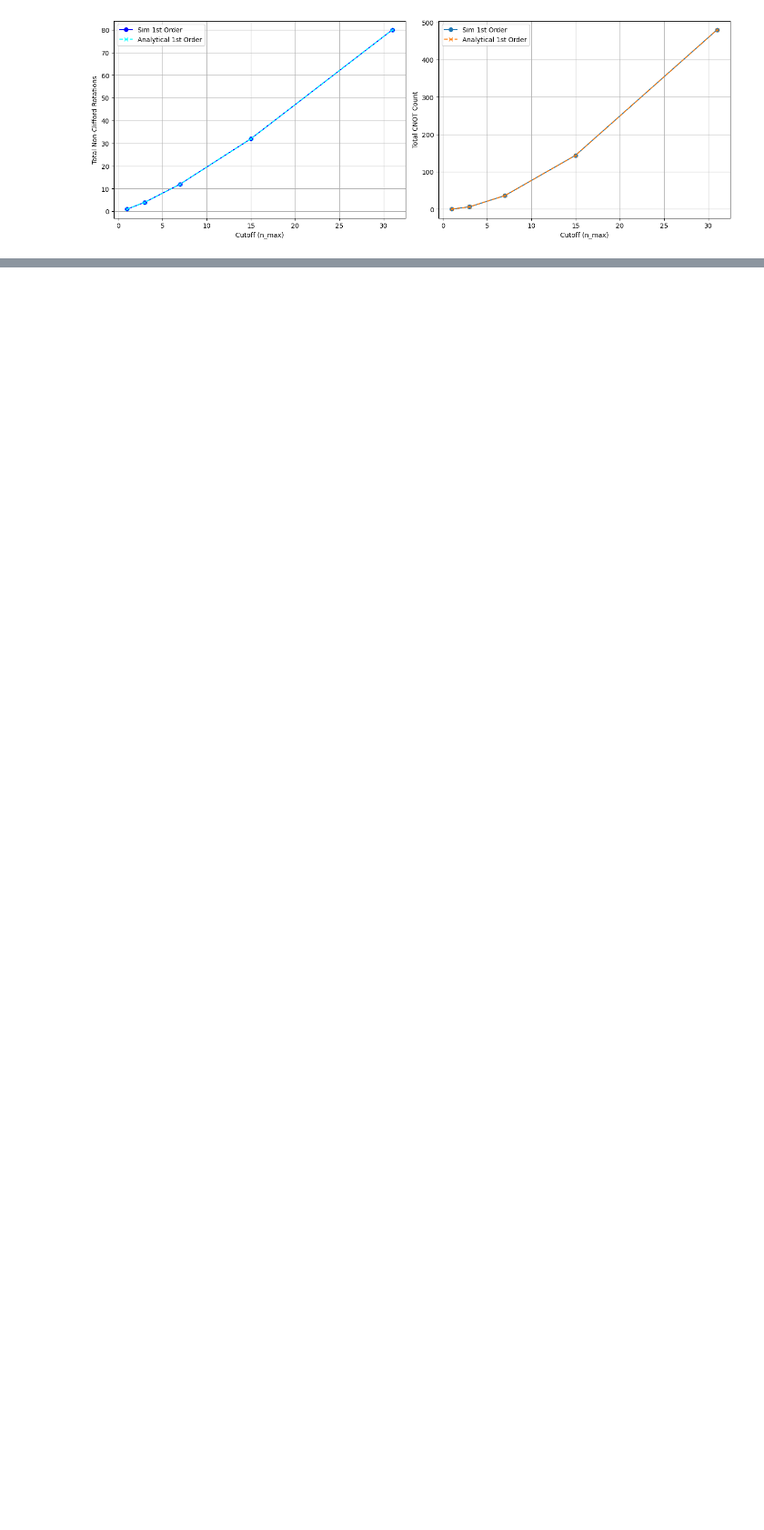
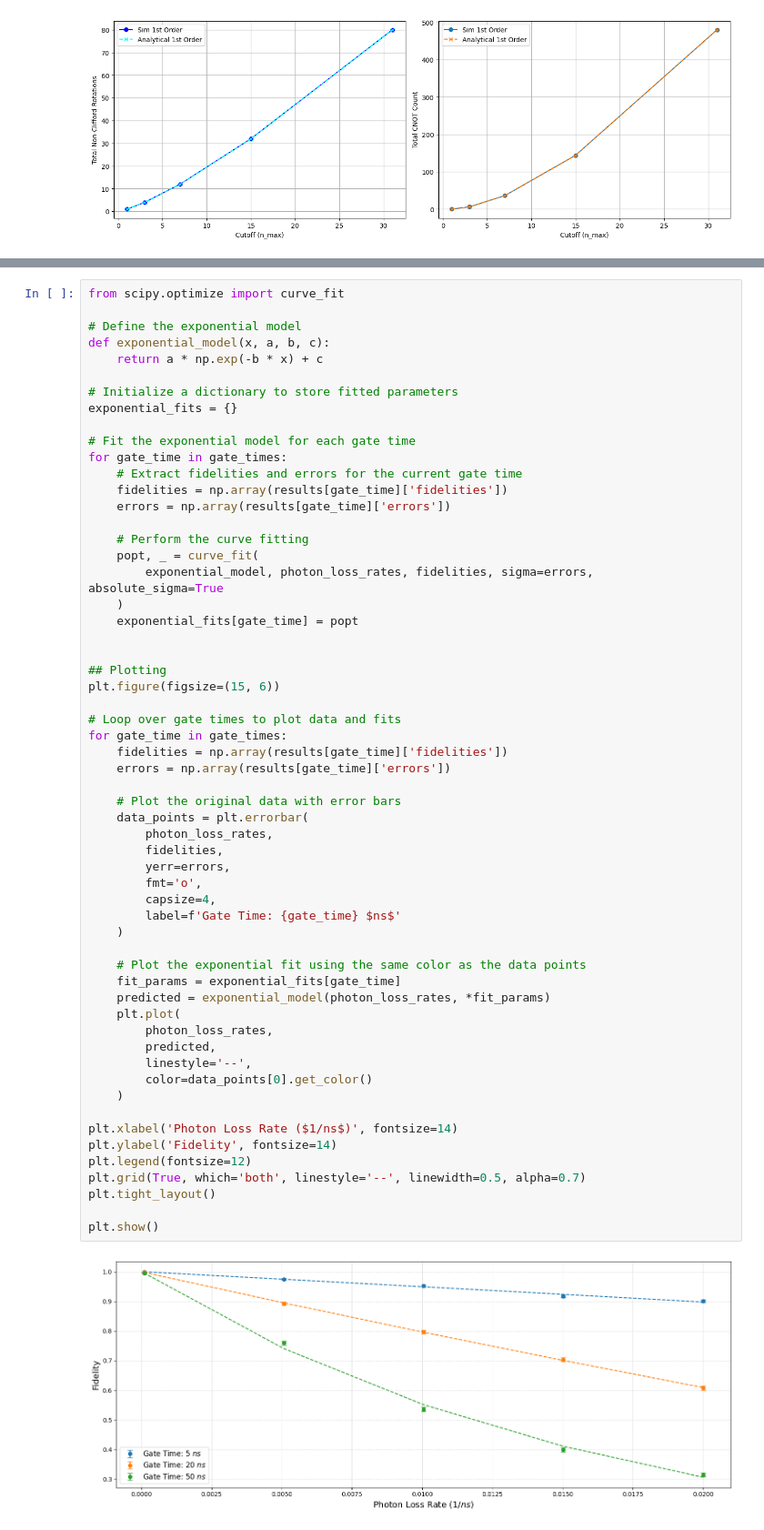
Before and after one commit to samgodwood/bosonic-qiskit, a Jupyter notebook: playground/bosonic_operator_costs/displacement/displacement.ipynb, the cells around one changed output, grey strips where cells are left out. Shown at 91% size. Drawn from its saved outputs; the diff is of its cells as text; blank space fills up the shorter version.

Commit message:
initial noisy cavity test

```diff
--- a/playground/bosonic_operator_costs/displacement/displacement.ipynb
+++ b/playground/bosonic_operator_costs/displacement/displacement.ipynb
@@ -371,0 +485,60 @@ plt.show()
+# %%
+from scipy.optimize import curve_fit
+
+# Define the exponential model
+def exponential_model(x, a, b, c):
+    return a * np.exp(-b * x) + c
+
+# Initialize a dictionary to store fitted parameters
+exponential_fits = {}
+
+# Fit the exponential model for each gate time
+for gate_time in gate_times:
+    # Extract fidelities and errors for the current gate time
+    fidelities = np.array(results[gate_time]['fidelities'])
+    errors = np.array(results[gate_time]['errors'])
+
+    # Perform the curve fitting
+    popt, _ = curve_fit(
+        exponential_model, photon_loss_rates, fidelities, sigma=errors, absolute_sigma=True
+    )
+    exponential_fits[gate_time] = popt
+
+
+## Plotting
+plt.figure(figsize=(15, 6))
+
+# Loop over gate times to plot data and fits
+for gate_time in gate_times:
+    fidelities = np.array(results[gate_time]['fidelities'])
+    errors = np.array(results[gate_time]['errors'])
+
+    # Plot the original data with error bars
+    data_points = plt.errorbar(
+        photon_loss_rates,
+        fidelities,
+        yerr=errors,
+        fmt='o',
+        capsize=4,
+        label=f'Gate Time: {gate_time} $ns$'
+    )
+
+    # Plot the exponential fit using the same color as the data points
+    fit_params = exponential_fits[gate_time]
+    predicted = exponential_model(photon_loss_rates, *fit_params)
+    plt.plot(
+        photon_loss_rates,
+        predicted,
+        linestyle='--',
+        color=data_points[0].get_color()
+    )
+
+plt.xlabel('Photon Loss Rate ($1/ns$)', fontsize=14)
+plt.ylabel('Fidelity', fontsize=14)
+plt.legend(fontsize=12)
+plt.grid(True, which='both', linestyle='--', linewidth=0.5, alpha=0.7)
+plt.tight_layout()
+
+plt.show()
+# %% [output]
+[figure, added]
```
Also changed, not shown: parts of 4 cells of this notebook.
